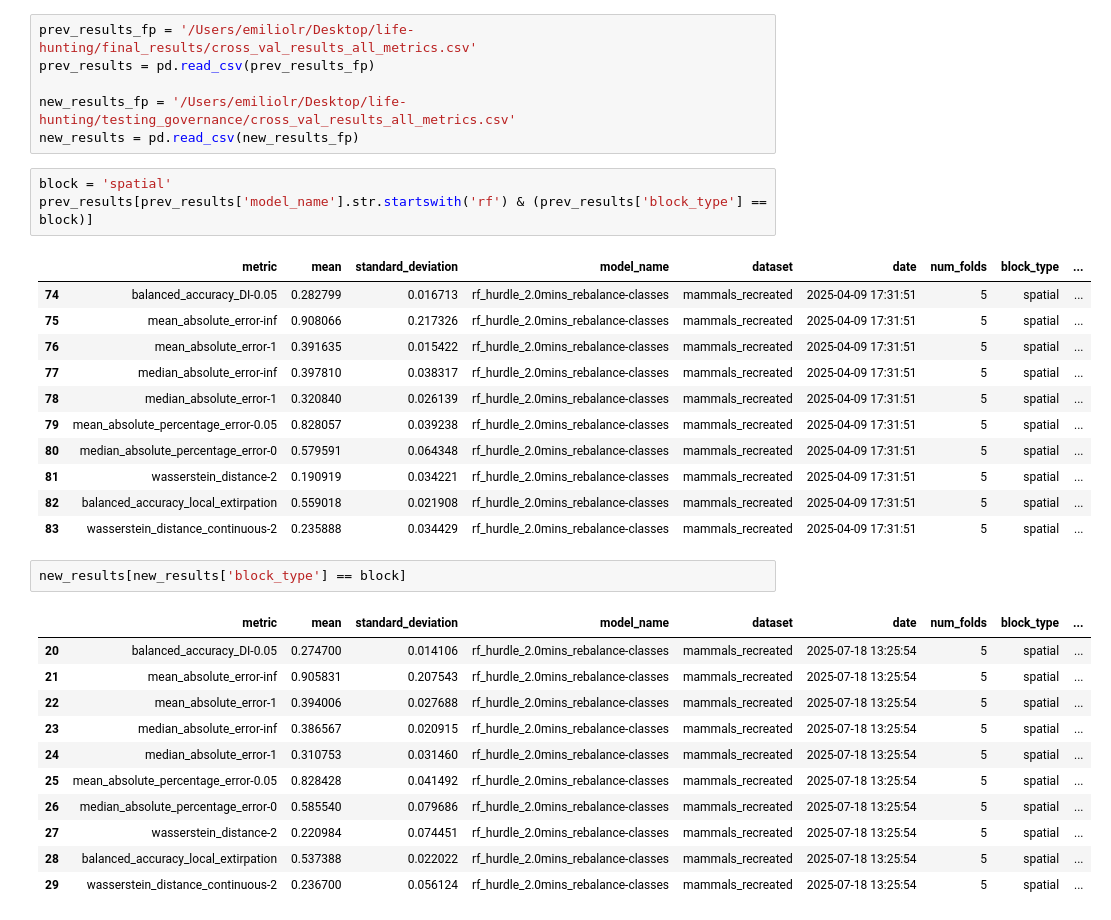
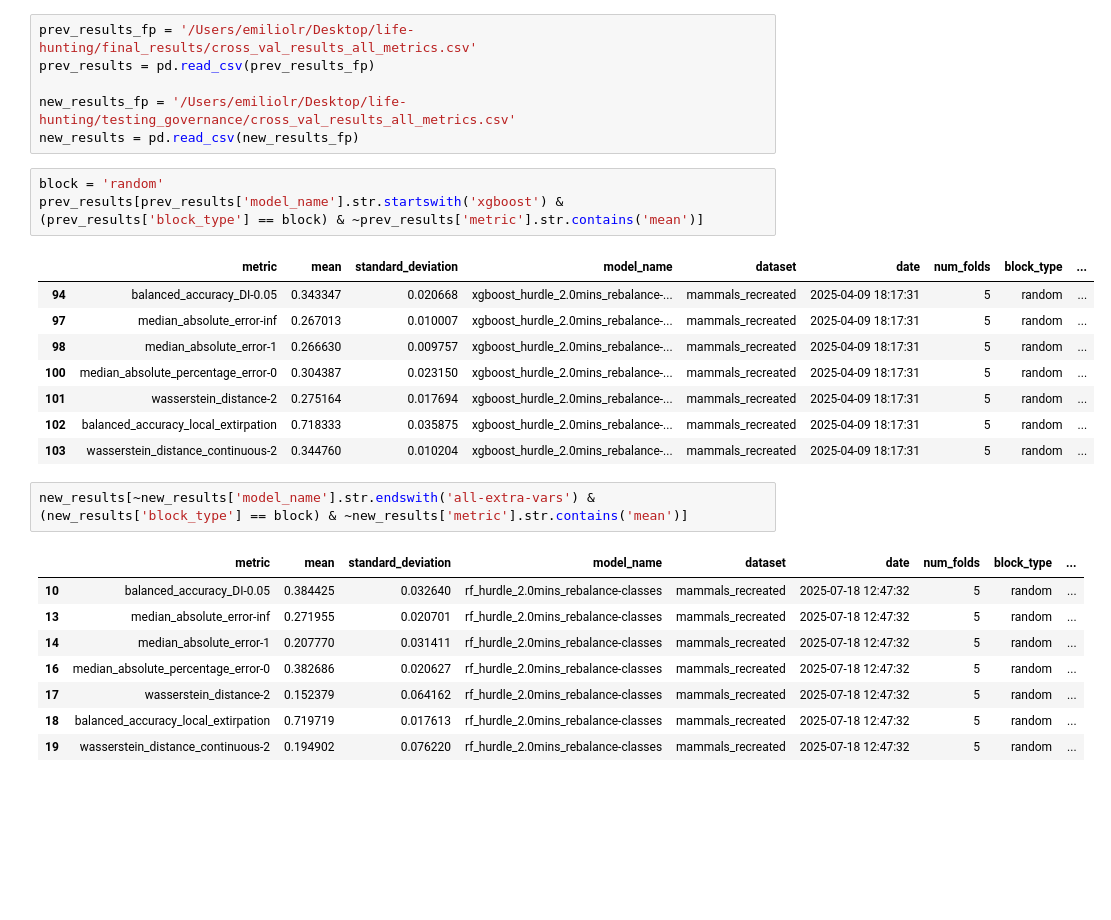
Before and after one commit to emiliolr/life-hunting, a Jupyter notebook: notebooks/fiddling_w_modeling.ipynb, the cells around one changed output. Drawn from its saved outputs; the diff is of its cells as text; blank space fills up the shorter version.

```diff
--- a/notebooks/fiddling_w_modeling.ipynb
+++ b/notebooks/fiddling_w_modeling.ipynb
@@ -382,31 +382,25 @@ prev_results = pd.read_csv(prev_results_fp)
 new_results_fp = '/Users/emiliolr/Desktop/life-hunting/testing_governance/cross_val_results_all_metrics.csv'
 new_results = pd.read_csv(new_results_fp)
 # %%
-block = 'spatial'
-prev_results[prev_results['model_name'].str.startswith('rf') & (prev_results['block_type'] == block)]
+block = 'random'
+prev_results[prev_results['model_name'].str.startswith('xgboost') & (prev_results['block_type'] == block) & ~prev_results['metric'].str.contains('mean')]
 # %% [output]
 |  | metric | mean | standard_deviation | model_name | dataset | date | num_folds | block_type | ... |
-| 74 | balanced_accuracy_DI-0.05 | 0.282799 | 0.016713 | rf_hurdle_2.0mins_rebalance-classes | mammals_recreated | 2025-04-09 17:31:51 | 5 | spatial | ... |
-| 75 | mean_absolute_error-inf | 0.908066 | 0.217326 | rf_hurdle_2.0mins_rebalance-classes | mammals_recreated | 2025-04-09 17:31:51 | 5 | spatial | ... |
-| 76 | mean_absolute_error-1 | 0.391635 | 0.015422 | rf_hurdle_2.0mins_rebalance-classes | mammals_recreated | 2025-04-09 17:31:51 | 5 | spatial | ... |
-| 77 | median_absolute_error-inf | 0.397810 | 0.038317 | rf_hurdle_2.0mins_rebalance-classes | mammals_recreated | 2025-04-09 17:31:51 | 5 | spatial | ... |
-| 78 | median_absolute_error-1 | 0.320840 | 0.026139 | rf_hurdle_2.0mins_rebalance-classes | mammals_recreated | 2025-04-09 17:31:51 | 5 | spatial | ... |
-| 79 | mean_absolute_percentage_error-0.05 | 0.828057 | 0.039238 | rf_hurdle_2.0mins_rebalance-classes | mammals_recreated | 2025-04-09 17:31:51 | 5 | spatial | ... |
-| 80 | median_absolute_percentage_error-0 | 0.579591 | 0.064348 | rf_hurdle_2.0mins_rebalance-classes | mammals_recreated | 2025-04-09 17:31:51 | 5 | spatial | ... |
-| 81 | wasserstein_distance-2 | 0.190919 | 0.034221 | rf_hurdle_2.0mins_rebalance-classes | mammals_recreated | 2025-04-09 17:31:51 | 5 | spatial | ... |
-| 82 | balanced_accuracy_local_extirpation | 0.559018 | 0.021908 | rf_hurdle_2.0mins_rebalance-classes | mammals_recreated | 2025-04-09 17:31:51 | 5 | spatial | ... |
-| 83 | wasserstein_distance_continuous-2 | 0.235888 | 0.034429 | rf_hurdle_2.0mins_rebalance-classes | mammals_recreated | 2025-04-09 17:31:51 | 5 | spatial | ... |
+| 94 | balanced_accuracy_DI-0.05 | 0.343347 | 0.020668 | xgboost_hurdle_2.0mins_rebalance-... | mammals_recreated | 2025-04-09 18:17:31 | 5 | random | ... |
+| 97 | median_absolute_error-inf | 0.267013 | 0.010007 | xgboost_hurdle_2.0mins_rebalance-... | mammals_recreated | 2025-04-09 18:17:31 | 5 | random | ... |
+| 98 | median_absolute_error-1 | 0.266630 | 0.009757 | xgboost_hurdle_2.0mins_rebalance-... | mammals_recreated | 2025-04-09 18:17:31 | 5 | random | ... |
+| 100 | median_absolute_percentage_error-0 | 0.304387 | 0.023150 | xgboost_hurdle_2.0mins_rebalance-... | mammals_recreated | 2025-04-09 18:17:31 | 5 | random | ... |
+| 101 | wasserstein_distance-2 | 0.275164 | 0.017694 | xgboost_hurdle_2.0mins_rebalance-... | mammals_recreated | 2025-04-09 18:17:31 | 5 | random | ... |
+| 102 | balanced_accuracy_local_extirpation | 0.718333 | 0.035875 | xgboost_hurdle_2.0mins_rebalance-... | mammals_recreated | 2025-04-09 18:17:31 | 5 | random | ... |
+| 103 | wasserstein_distance_continuous-2 | 0.344760 | 0.010204 | xgboost_hurdle_2.0mins_rebalance-... | mammals_recreated | 2025-04-09 18:17:31 | 5 | random | ... |
 # %%
-new_results[new_results['block_type'] == block]
+new_results[~new_results['model_name'].str.endswith('all-extra-vars') & (new_results['block_type'] == block) & ~new_results['metric'].str.contains('mean')]
 # %% [output]
 |  | metric | mean | standard_deviation | model_name | dataset | date | num_folds | block_type | ... |
-| 20 | balanced_accuracy_DI-0.05 | 0.274700 | 0.014106 | rf_hurdle_2.0mins_rebalance-classes | mammals_recreated | 2025-07-18 13:25:54 | 5 | spatial | ... |
-| 21 | mean_absolute_error-inf | 0.905831 | 0.207543 | rf_hurdle_2.0mins_rebalance-classes | mammals_recreated | 2025-07-18 13:25:54 | 5 | spatial | ... |
-| 22 | mean_absolute_error-1 | 0.394006 | 0.027688 | rf_hurdle_2.0mins_rebalance-classes | mammals_recreated | 2025-07-18 13:25:54 | 5 | spatial | ... |
-| 23 | median_absolute_error-inf | 0.386567 | 0.020915 | rf_hurdle_2.0mins_rebalance-classes | mammals_recreated | 2025-07-18 13:25:54 | 5 | spatial | ... |
-| 24 | median_absolute_error-1 | 0.310753 | 0.031460 | rf_hurdle_2.0mins_rebalance-classes | mammals_recreated | 2025-07-18 13:25:54 | 5 | spatial | ... |
-| 25 | mean_absolute_percentage_error-0.05 | 0.828428 | 0.041492 | rf_hurdle_2.0mins_rebalance-classes | mammals_recreated | 2025-07-18 13:25:54 | 5 | spatial | ... |
-| 26 | median_absolute_percentage_error-0 | 0.585540 | 0.079686 | rf_hurdle_2.0mins_rebalance-classes | mammals_recreated | 2025-07-18 13:25:54 | 5 | spatial | ... |
-| 27 | wasserstein_distance-2 | 0.220984 | 0.074451 | rf_hurdle_2.0mins_rebalance-classes | mammals_recreated | 2025-07-18 13:25:54 | 5 | spatial | ... |
-| 28 | balanced_accuracy_local_extirpation | 0.537388 | 0.022022 | rf_hurdle_2.0mins_rebalance-classes | mammals_recreated | 2025-07-18 13:25:54 | 5 | spatial | ... |
-| 29 | wasserstein_distance_continuous-2 | 0.236700 | 0.056124 | rf_hurdle_2.0mins_rebalance-classes | mammals_recreated | 2025-07-18 13:25:54 | 5 | spatial | ... |
+| 10 | balanced_accuracy_DI-0.05 | 0.384425 | 0.032640 | rf_hurdle_2.0mins_rebalance-classes | mammals_recreated | 2025-07-18 12:47:32 | 5 | random | ... |
+| 13 | median_absolute_error-inf | 0.271955 | 0.020701 | rf_hurdle_2.0mins_rebalance-classes | mammals_recreated | 2025-07-18 12:47:32 | 5 | random | ... |
+| 14 | median_absolute_error-1 | 0.207770 | 0.031411 | rf_hurdle_2.0mins_rebalance-classes | mammals_recreated | 2025-07-18 12:47:32 | 5 | random | ... |
+| 16 | median_absolute_percentage_error-0 | 0.382686 | 0.020627 | rf_hurdle_2.0mins_rebalance-classes | mammals_recreated | 2025-07-18 12:47:32 | 5 | random | ... |
+| 17 | wasserstein_distance-2 | 0.152379 | 0.064162 | rf_hurdle_2.0mins_rebalance-classes | mammals_recreated | 2025-07-18 12:47:32 | 5 | random | ... |
+| 18 | balanced_accuracy_local_extirpation | 0.719719 | 0.017613 | rf_hurdle_2.0mins_rebalance-classes | mammals_recreated | 2025-07-18 12:47:32 | 5 | random | ... |
+| 19 | wasserstein_distance_continuous-2 | 0.194902 | 0.076220 | rf_hurdle_2.0mins_rebalance-classes | mammals_recreated | 2025-07-18 12:47:32 | 5 | random | ... |
```
Also changed, not shown: 9 other files.
